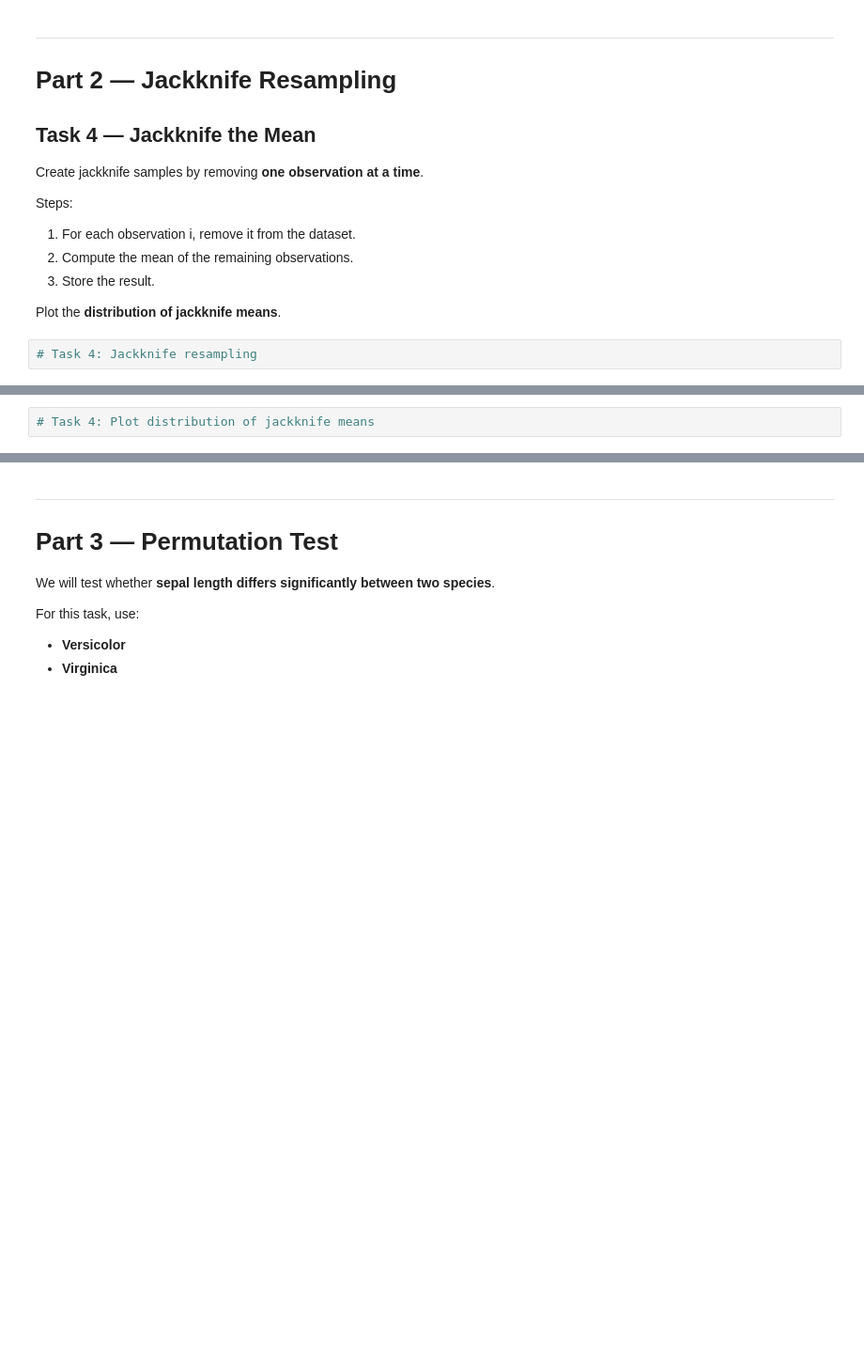
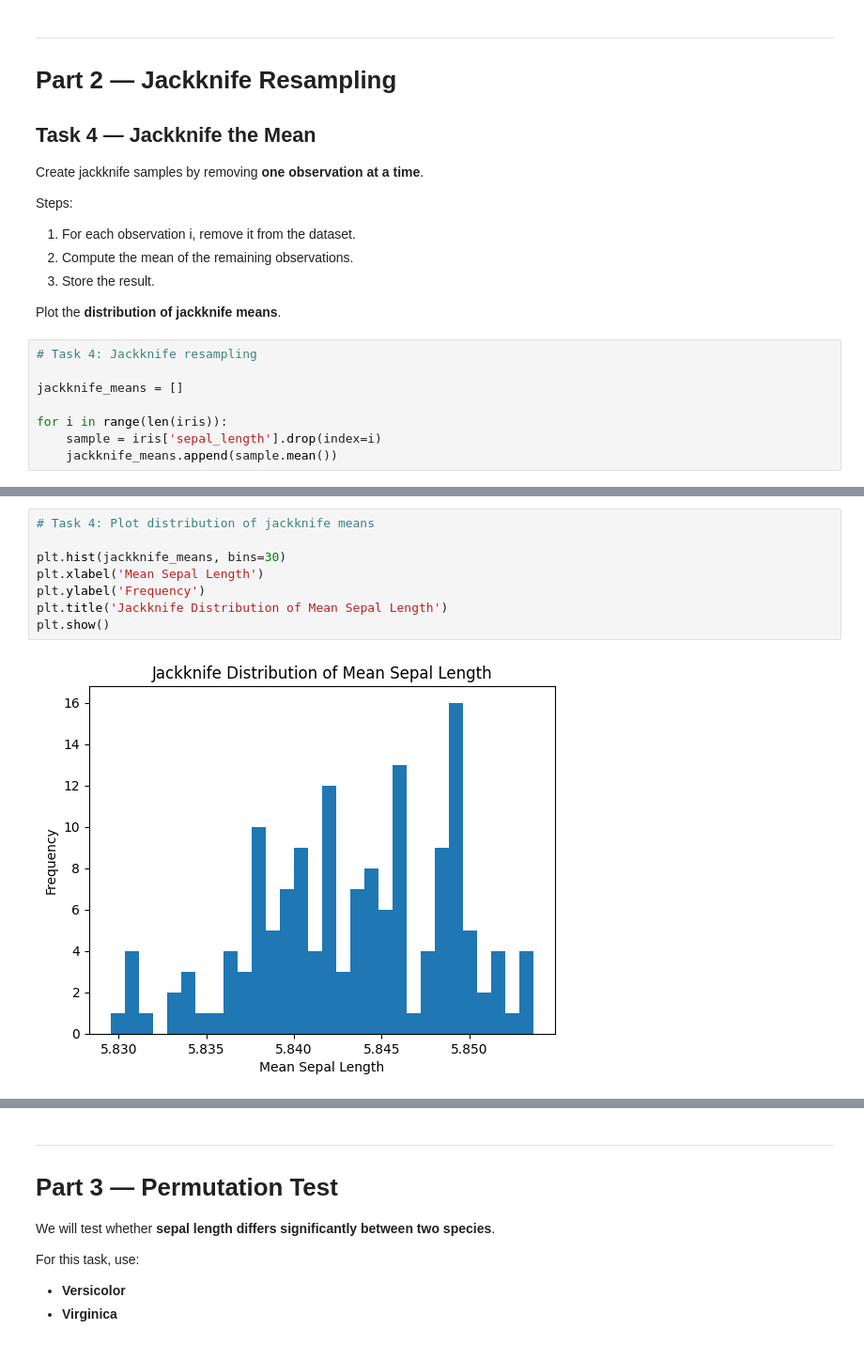
Before and after one commit to HunterTzou/DATA_201_SPRING_2026, a Jupyter notebook: homework/Tzou_Hunter_DATA201_Week5_Iris_Resampling.ipynb, the cells around one changed output, grey strips where cells are left out. Shown at 94% size. Saved outputs shown, nothing was run; the diff lists cells and outputs as text; blank space fills up the shorter version.

```diff
--- a/homework/Tzou_Hunter_DATA201_Week5_Iris_Resampling.ipynb
+++ b/homework/Tzou_Hunter_DATA201_Week5_Iris_Resampling.ipynb
@@ -94,3 +183,9 @@ Steps:
 Plot the **distribution of jackknife means**.
 # %%
 # Task 4: Jackknife resampling
+
+jackknife_means = []
+
+for i in range(len(iris)):
+    sample = iris['sepal_length'].drop(index=i)
+    jackknife_means.append(sample.mean())
@@ -97,5 +201,13 @@ Plot the **distribution of jackknife means**.
 # %%
 # Task 4: Plot distribution of jackknife means
+
+plt.hist(jackknife_means, bins=30)
+plt.xlabel('Mean Sepal Length')
+plt.ylabel('Frequency')
+plt.title('Jackknife Distribution of Mean Sepal Length')
+plt.show()
+# %% [output]
+[figure, added]
 # %% [markdown]
 ### ✏️ Question
 **If the dataset contains n observations, exactly how many jackknife samples are created?**
```
Also changed, not shown: parts of 19 cells of this notebook.
